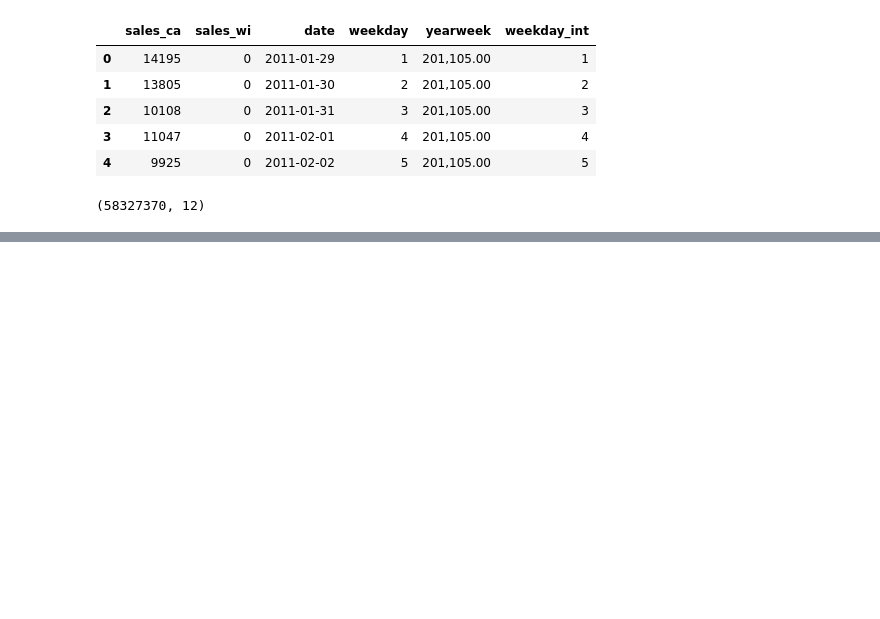
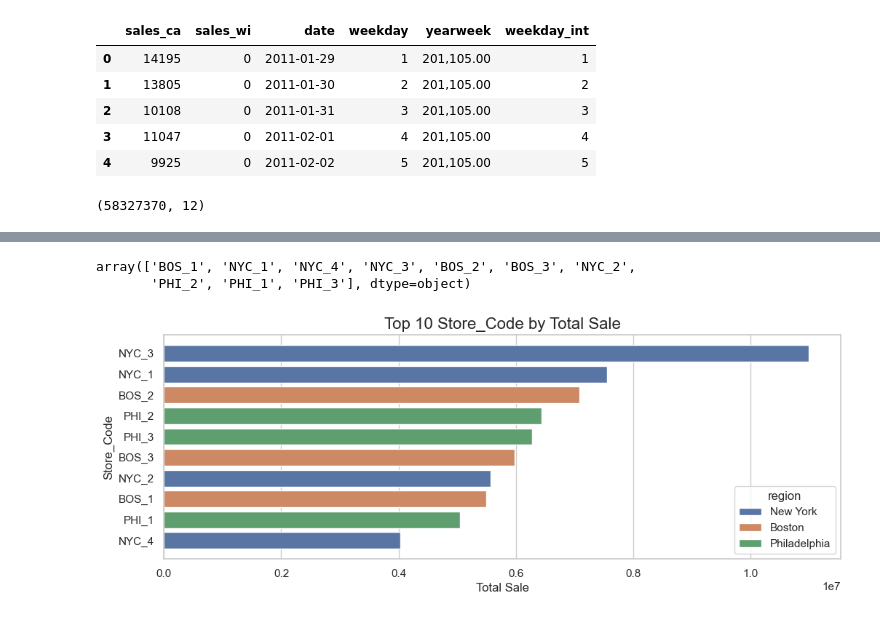
Before and after one commit to asansal/DS_market_Capstone, a Jupyter notebook: first_steps_dsmarket.ipynb, the cells around one changed output, grey strips where cells are left out. Cells and saved outputs as stored; diff of their text form; code cells hidden in the pictures; blank space fills up the shorter version.

```diff
--- a/first_steps_dsmarket.ipynb
+++ b/first_steps_dsmarket.ipynb
@@ -646,0 +645,8 @@ df_merged_2.head(100)
+# %%
+df_merged_3 = df_merged_2[df_merged_2.sell_price.notnull()]
+df_merged_3.drop("category_y", axis=1, inplace=True)
+df_merged_3.drop("id", axis=1, inplace=True)
+
+# 1. Prepare Data: Ensure Revenue exists before grouping
+# We calculate this at the daily level to preserve accuracy
+df_merged_3['daily_revenue'] = df_merged_3['sale'] * df_merged_3['sell_price']
@@ -646,0 +691,4 @@ df_merged_2.head(100)
+# %%
+# Sort values to ensure correct shifting/lagging
+df_weekly = df_weekly.sort_values(by=['yearweek', 'item', 'store_code'])
+df_weekly.head()
@@ -646,0 +707,3 @@ df_merged_2.head(100)
+# %%
+# Asignar numero a semana por orden
+df_weekly['week_number'] = df_weekly.yearweek.rank(method='dense').astype(int)
@@ -646,0 +725,26 @@ df_merged_2.head(100)
+# %%
+# Lags (Past values)
+# Previous week sales (t-1)
+df_weekly['lag_1_sale'] = df_weekly.groupby(['item', 'store_code'])['sale'].shift(1)
+df_weekly['lag_1_sellprice'] = df_weekly.groupby(['item', 'store_code'])['sell_price'].shift(1)
+
+# Sales 4 weeks ago (approx 1 month)
+df_weekly['lag_4_sale'] = df_weekly.groupby(['item', 'store_code'])['sale'].shift(4)
+df_weekly['lag_4_sellprice'] = df_weekly.groupby(['item', 'store_code'])['sell_price'].shift(4)
+
+# Sales 52 weeks ago (approx 1 year)
+df_weekly['lag_52_sale'] = df_weekly.groupby(['item', 'store_code'])['sale'].shift(52)
+df_weekly['lag_52_sellprice'] = df_weekly.groupby(['item', 'store_code'])['sell_price'].shift(52)
+
+# Variation / Detrending (Target for stationary models)
+# "Diff": Absolute difference (Current - Previous)
+df_weekly['sales_diff'] = df_weekly.groupby(['item', 'store_code'])['sale'].diff(1)
+df_weekly['price_diff'] = df_weekly.groupby(['item', 'store_code'])['sell_price'].diff(1)
+
+# Rolling Features (Smoothing for Power BI visualization)
+# 4-week moving average (shows trend without noise)
+df_weekly['rolling_mean_4w_sale'] = df_weekly.groupby(['item', 'store_code'])['sale'].transform(lambda x: x.rolling(window=4).mean())
+df_weekly['rolling_mean_4w_sellprice'] = df_weekly.groupby(['item', 'store_code'])['sell_price'].transform(lambda x: x.rolling(window=4).mean())
+
+# Cleanup
+df_weekly.dropna(inplace=True)
@@ -646,0 +769,5 @@ df_merged_2.head(100)
+# %%
+df_weekly.store_code.unique()
+# %% [output]
+array(['BOS_1', 'NYC_1', 'NYC_4', 'NYC_3', 'BOS_2', 'BOS_3', 'NYC_2',
+       'PHI_2', 'PHI_1', 'PHI_3'], dtype=object)
@@ -646,0 +851,5 @@ df_merged_2.head(100)
+# %%
+
+plot_top_n_performers(df_weekly, "store_code", sales_col='sale', n = 10)
+# %% [output]
+[figure, added]
```
Also changed, not shown: parts of 30 cells of this notebook, 3 other files.
